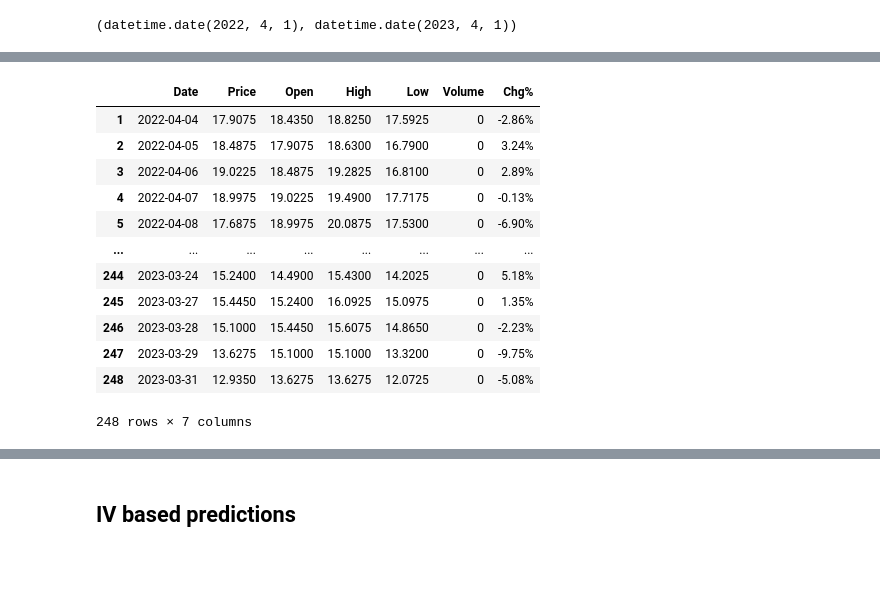
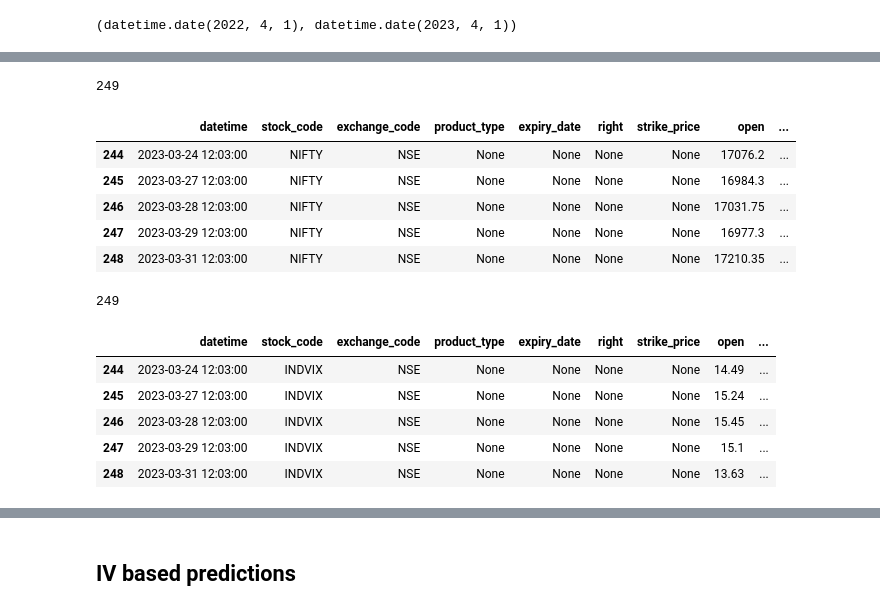
Before and after one commit to ganeshbmc/markets, a Jupyter notebook: quant trading/volatility/iv_vs_rv_nifty_daily.ipynb, the cells around one changed output, grey strips where cells are left out. Drawn from its saved outputs; the diff is of its cells as text; code cells hidden in the pictures; blank space fills up the shorter version.

```diff
--- a/quant trading/volatility/iv_vs_rv_nifty_daily.ipynb
+++ b/quant trading/volatility/iv_vs_rv_nifty_daily.ipynb
@@ -15,3 +31,8 @@ Imported necessary libraries
+# %%
+isec = BreezeConnect(api_key="06890j43os6a521A7b7241i934KQ9S56")
+isec.generate_session(
+    api_secret="$42367K2z98758S712349896J6i^64Mx",
+    session_token=fresh_token)
 # %% [markdown]
 ## Data for FY2022-2023
 # %%
@@ -49,24 +63,60 @@ nifty.tail()
 # %%
 # Get indiavix data stored in a local file
-vix = pd.read_excel("/home/ganesh/Github/markets/quant trading/volatility/indiavix_daily_fy_22_23.xlsx")
-vix["Date"] = pd.to_datetime(vix["Date"], format="%b %d, %Y")
-vix.sort_values(by="Date", inplace=True)
-vix = vix.iloc[1:, :]
-vix
+# vix = pd.read_excel("/home/ganesh/Github/markets/quant trading/volatility/indiavix_daily_fy_22_23.xlsx")
+# vix["Date"] = pd.to_datetime(vix["Date"], format="%b %d, %Y")
+# vix.sort_values(by="Date", inplace=True)
+# vix = vix.iloc[1:, :]
+# vix
-# %% [output]
-|  | Date | Price | Open | High | Low | Volume | Chg% |
-| 1 | 2022-04-04 | 17.9075 | 18.4350 | 18.8250 | 17.5925 | 0 | -2.86% |
-| 2 | 2022-04-05 | 18.4875 | 17.9075 | 18.6300 | 16.7900 | 0 | 3.24% |
-| 3 | 2022-04-06 | 19.0225 | 18.4875 | 19.2825 | 16.8100 | 0 | 2.89% |
-| 4 | 2022-04-07 | 18.9975 | 19.0225 | 19.4900 | 17.7175 | 0 | -0.13% |
-| 5 | 2022-04-08 | 17.6875 | 18.9975 | 20.0875 | 17.5300 | 0 | -6.90% |
-| ... | ... | ... | ... | ... | ... | ... | ... |
-| 244 | 2023-03-24 | 15.2400 | 14.4900 | 15.4300 | 14.2025 | 0 | 5.18% |
-| 245 | 2023-03-27 | 15.4450 | 15.2400 | 16.0925 | 15.0975 | 0 | 1.35% |
-| 246 | 2023-03-28 | 15.1000 | 15.4450 | 15.6075 | 14.8650 | 0 | -2.23% |
-| 247 | 2023-03-29 | 13.6275 | 15.1000 | 15.1000 | 13.3200 | 0 | -9.75% |
-| 248 | 2023-03-31 | 12.9350 | 13.6275 | 13.6275 | 12.0725 | 0 | -5.08% |
-248 rows × 7 columns
+# %%
+# Get nifty data using breeze_connect
+
+nifty_dict = isec.get_historical_data(
+    interval="1day",
+    from_date=start_date.strftime("%Y-%m-%d"),
+    to_date=end_date.strftime("%Y-%m-%d"),
+    stock_code="NIFTY",
+    exchange_code="NSE",
+    product_type="",
+    expiry_date="")
+
+# nifty_dict
+
+nifty = pd.DataFrame(nifty_dict['Success'])
+print(len(nifty))
+nifty.tail()
+# %% [output]
+249
+|  | datetime | stock_code | exchange_code | product_type | expiry_date | right | strike_price | open | ... |
+| 244 | 2023-03-24 12:03:00 | NIFTY | NSE | None | None | None | None | 17076.2 | ... |
+| 245 | 2023-03-27 12:03:00 | NIFTY | NSE | None | None | None | None | 16984.3 | ... |
+| 246 | 2023-03-28 12:03:00 | NIFTY | NSE | None | None | None | None | 17031.75 | ... |
+| 247 | 2023-03-29 12:03:00 | NIFTY | NSE | None | None | None | None | 16977.3 | ... |
+| 248 | 2023-03-31 12:03:00 | NIFTY | NSE | None | None | None | None | 17210.35 | ... |
+# %%
+# Get indiavix data using breeze_connect
+
+vix_dict = isec.get_historical_data(
+    interval="1day",
+    from_date=start_date.strftime("%Y-%m-%d"),
+    to_date=end_date.strftime("%Y-%m-%d"),
+    stock_code="INDVIX",
+    exchange_code="NSE",
+    product_type="",
+    expiry_date="")
+
+# vix_dict
+
+vix = pd.DataFrame(vix_dict['Success'])
+print(len(vix))
+vix.tail()
+# %% [output]
+249
+|  | datetime | stock_code | exchange_code | product_type | expiry_date | right | strike_price | open | ... |
+| 244 | 2023-03-24 12:03:00 | INDVIX | NSE | None | None | None | None | 14.49 | ... |
+| 245 | 2023-03-27 12:03:00 | INDVIX | NSE | None | None | None | None | 15.24 | ... |
+| 246 | 2023-03-28 12:03:00 | INDVIX | NSE | None | None | None | None | 15.45 | ... |
+| 247 | 2023-03-29 12:03:00 | INDVIX | NSE | None | None | None | None | 15.1 | ... |
+| 248 | 2023-03-31 12:03:00 | INDVIX | NSE | None | None | None | None | 13.63 | ... |
 # %%
 vix.shape
 # %% [output]
```
Also changed, not shown: parts of 9 cells of this notebook.
